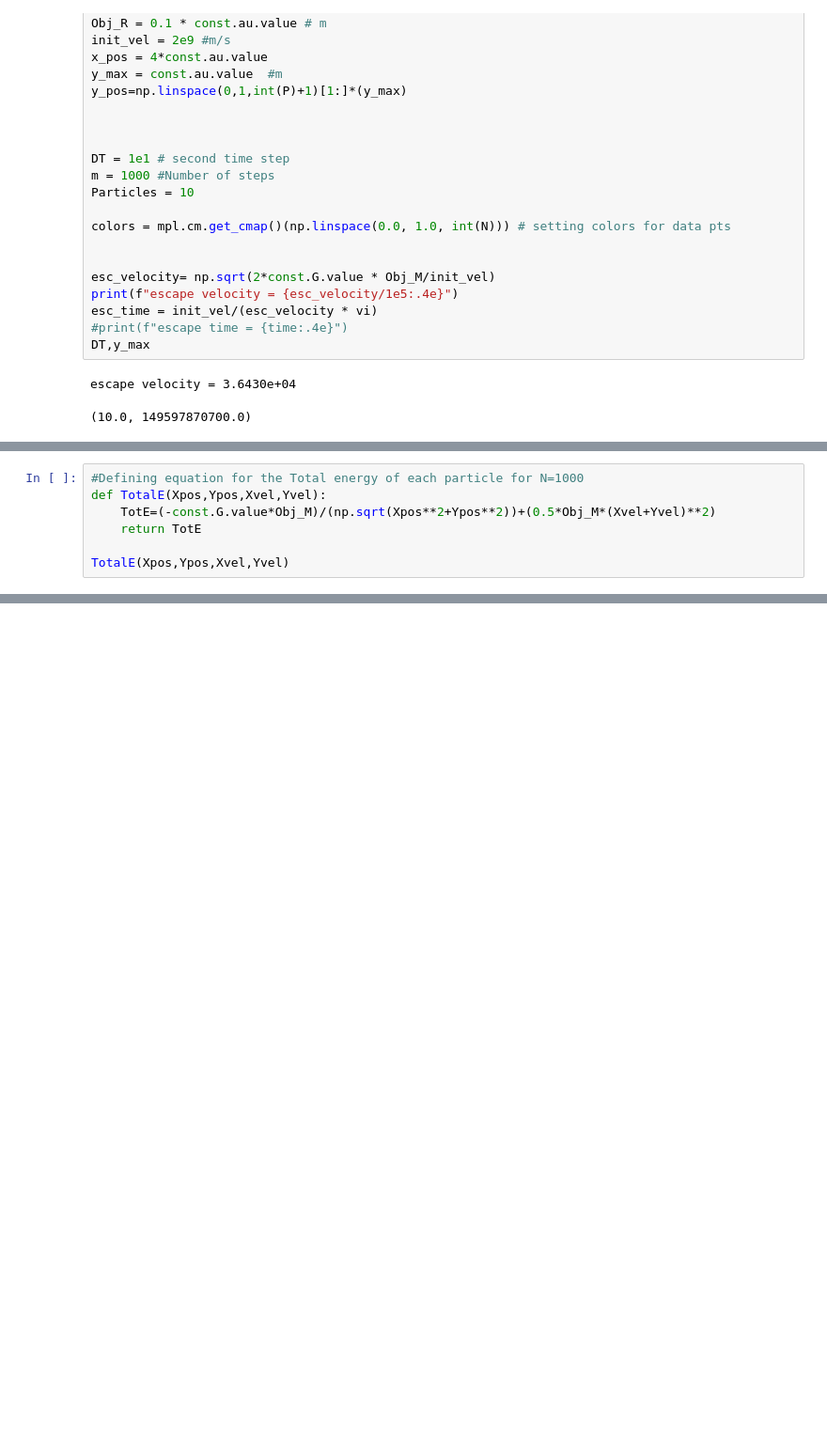
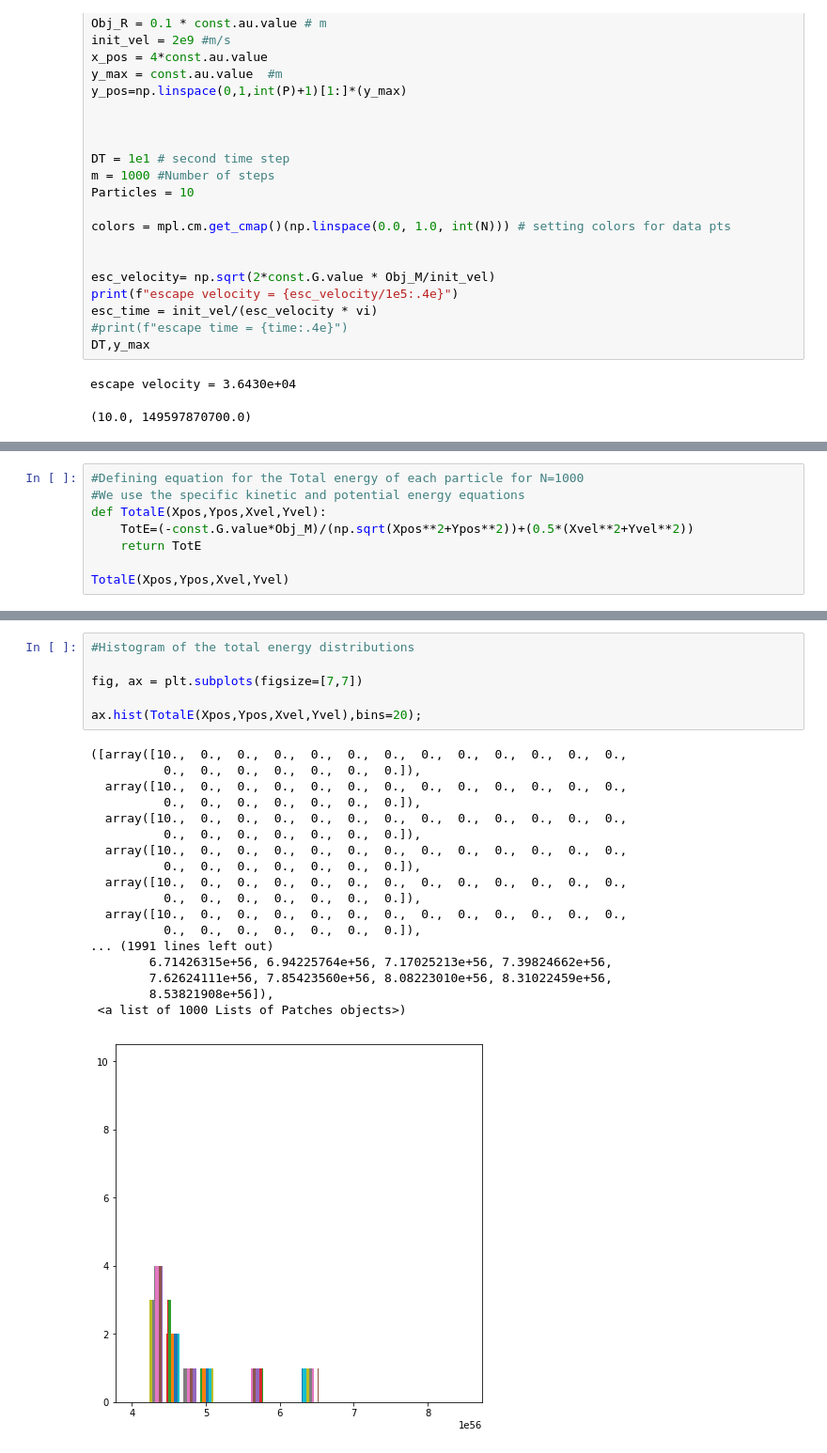
Before and after one commit to ETV337/REU_NU_2020_Project, a Jupyter notebook: DF_sim_v3.ipynb, the cells around one changed output, grey strips where cells are left out. Shown at 94% size. Cells and saved outputs as stored; diff of their text form; blank space fills up the shorter version.

```diff
--- a/DF_sim_v3.ipynb
+++ b/DF_sim_v3.ipynb
@@ -256,7 +264,8 @@ array([[3.97832925e+56, 3.97994655e+56, 3.98168363e+56, 3.98355433e+56,
 # %%
 #Defining equation for the Total energy of each particle for N=1000
+#We use the specific kinetic and potential energy equations
 def TotalE(Xpos,Ypos,Xvel,Yvel):
-    TotE=(-const.G.value*Obj_M)/(np.sqrt(Xpos**2+Ypos**2))+(0.5*Obj_M*(Xvel+Yvel)**2)
+    TotE=(-const.G.value*Obj_M)/(np.sqrt(Xpos**2+Ypos**2))+(0.5*(Xvel**2+Yvel**2))
     return TotE
 
 TotalE(Xpos,Ypos,Xvel,Yvel)
@@ -280,0 +290,25 @@ array([[3.97832925e+56, 3.97994655e+56, 3.98168363e+56, 3.98355433e+56,
+# %%
+#Histogram of the total energy distributions
+
+fig, ax = plt.subplots(figsize=[7,7])
+
+ax.hist(TotalE(Xpos,Ypos,Xvel,Yvel),bins=20);
+# %% [output]
+([array([10.,  0.,  0.,  0.,  0.,  0.,  0.,  0.,  0.,  0.,  0.,  0.,  0.,
+          0.,  0.,  0.,  0.,  0.,  0.,  0.]),
+  array([10.,  0.,  0.,  0.,  0.,  0.,  0.,  0.,  0.,  0.,  0.,  0.,  0.,
+          0.,  0.,  0.,  0.,  0.,  0.,  0.]),
+  array([10.,  0.,  0.,  0.,  0.,  0.,  0.,  0.,  0.,  0.,  0.,  0.,  0.,
+          0.,  0.,  0.,  0.,  0.,  0.,  0.]),
+  array([10.,  0.,  0.,  0.,  0.,  0.,  0.,  0.,  0.,  0.,  0.,  0.,  0.,
+          0.,  0.,  0.,  0.,  0.,  0.,  0.]),
+  array([10.,  0.,  0.,  0.,  0.,  0.,  0.,  0.,  0.,  0.,  0.,  0.,  0.,
+          0.,  0.,  0.,  0.,  0.,  0.,  0.]),
+  array([10.,  0.,  0.,  0.,  0.,  0.,  0.,  0.,  0.,  0.,  0.,  0.,  0.,
+          0.,  0.,  0.,  0.,  0.,  0.,  0.]),
+... (1991 lines left out)
+        6.71426315e+56, 6.94225764e+56, 7.17025213e+56, 7.39824662e+56,
+        7.62624111e+56, 7.85423560e+56, 8.08223010e+56, 8.31022459e+56,
+        8.53821908e+56]),
+ <a list of 1000 Lists of Patches objects>)
+[figure, added]
```
Also changed, not shown: parts of 23 cells of this notebook.
